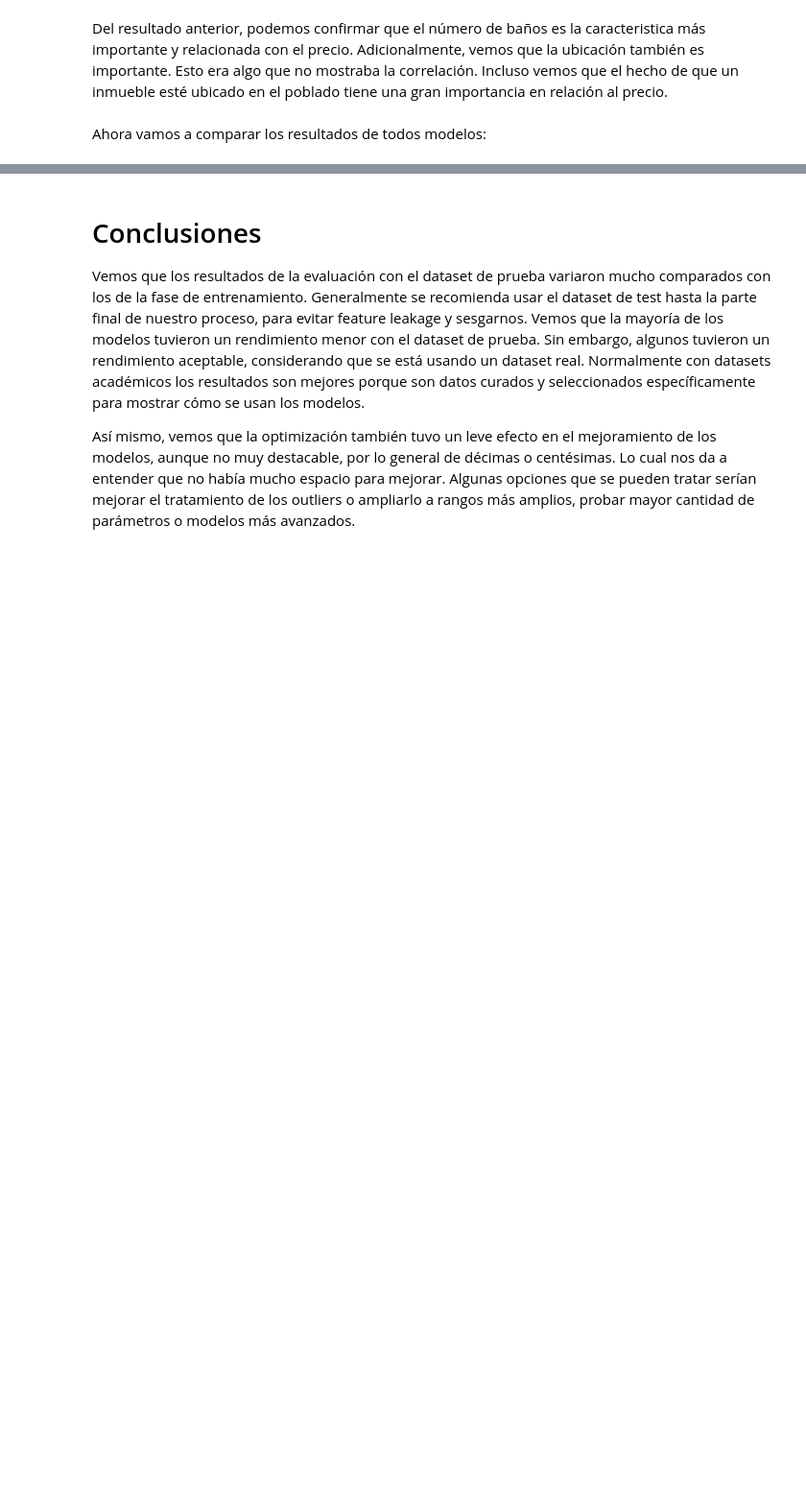
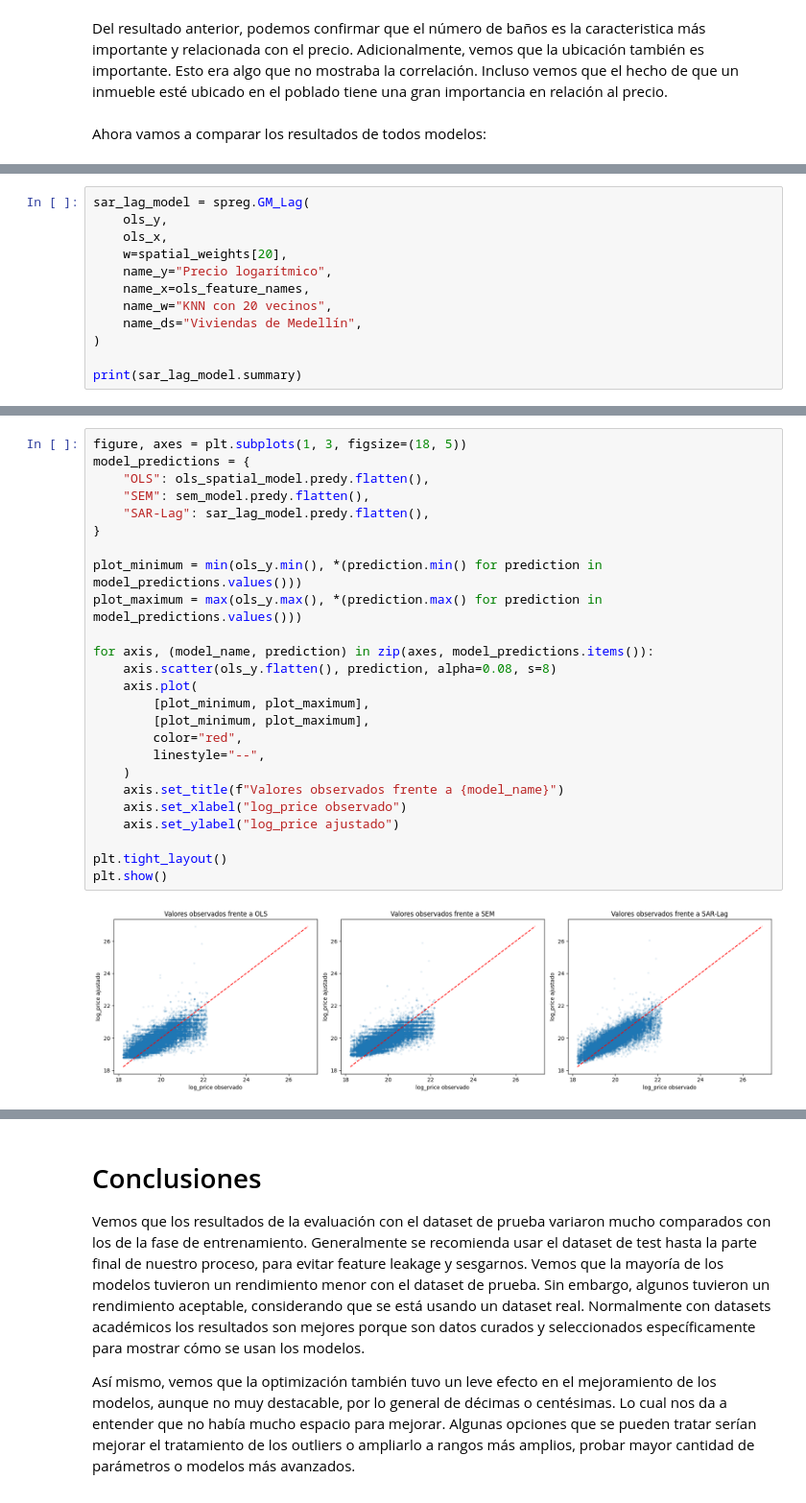
Before and after one commit to evinracher/3008338-geospatial-analysis, a Jupyter notebook: project/house-price-medellin.ipynb, the cells around one changed output, grey strips where cells are left out. Shown at 96% size. Saved outputs shown, nothing was run; the diff lists cells and outputs as text; blank space fills up the shorter version.

Commit message:
feat: implement spacial model

```diff
--- a/project/house-price-medellin.ipynb
+++ b/project/house-price-medellin.ipynb
@@ -1142,0 +1677,12 @@ test_model_comparison
+# %%
+sar_lag_model = spreg.GM_Lag(
+    ols_y,
+    ols_x,
+    w=spatial_weights[20],
+    name_y="Precio logarítmico",
+    name_x=ols_feature_names,
+    name_w="KNN con 20 vecinos",
+    name_ds="Viviendas de Medellín",
+)
+
+print(sar_lag_model.summary)
@@ -1142,0 +1886,27 @@ test_model_comparison
+# %%
+figure, axes = plt.subplots(1, 3, figsize=(18, 5))
+model_predictions = {
+    "OLS": ols_spatial_model.predy.flatten(),
+    "SEM": sem_model.predy.flatten(),
+    "SAR-Lag": sar_lag_model.predy.flatten(),
+}
+
+plot_minimum = min(ols_y.min(), *(prediction.min() for prediction in model_predictions.values()))
+plot_maximum = max(ols_y.max(), *(prediction.max() for prediction in model_predictions.values()))
+
+for axis, (model_name, prediction) in zip(axes, model_predictions.items()):
+    axis.scatter(ols_y.flatten(), prediction, alpha=0.08, s=8)
+    axis.plot(
+        [plot_minimum, plot_maximum],
+        [plot_minimum, plot_maximum],
+        color="red",
+        linestyle="--",
+    )
+    axis.set_title(f"Valores observados frente a {model_name}")
+    axis.set_xlabel("log_price observado")
+    axis.set_ylabel("log_price ajustado")
+
+plt.tight_layout()
+plt.show()
+# %% [output]
+[figure, added]
```
Also changed, not shown: parts of 50 cells of this notebook.
